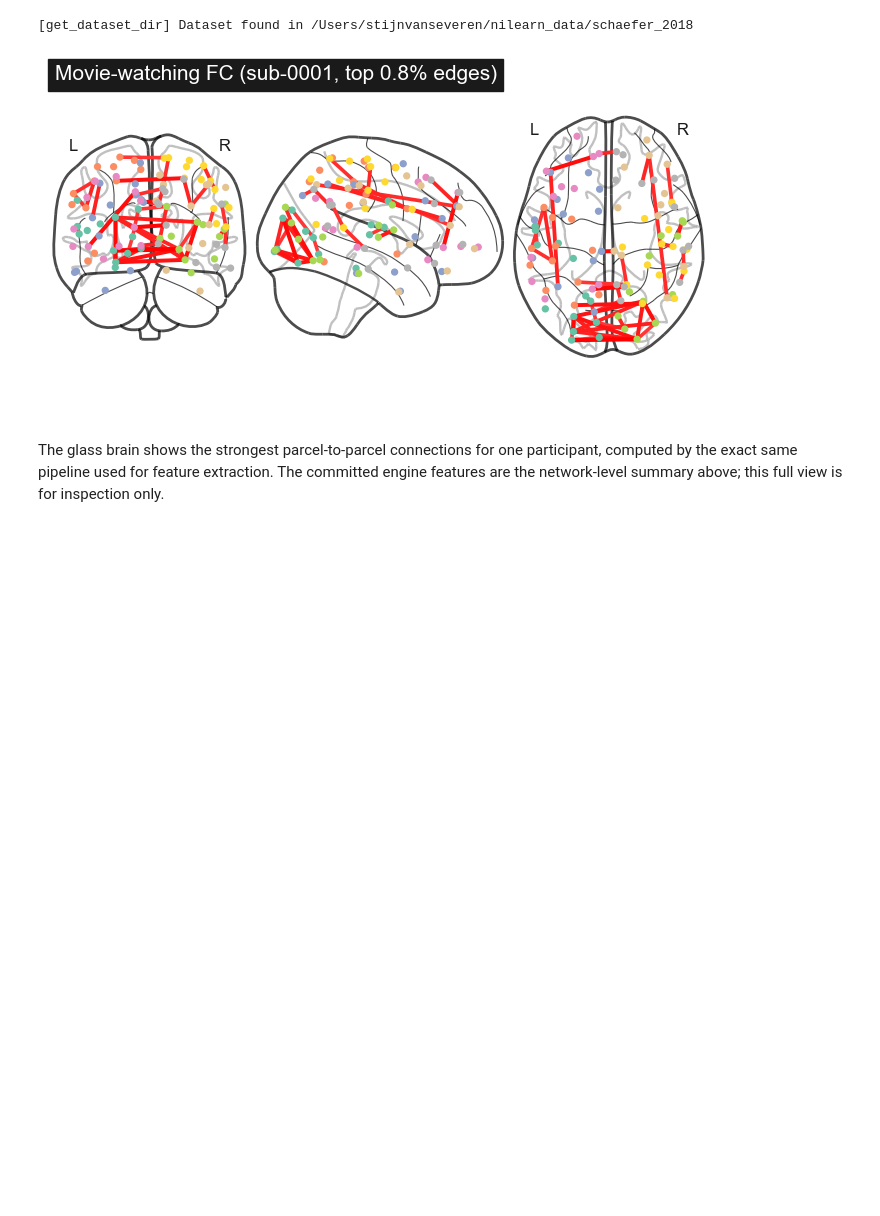
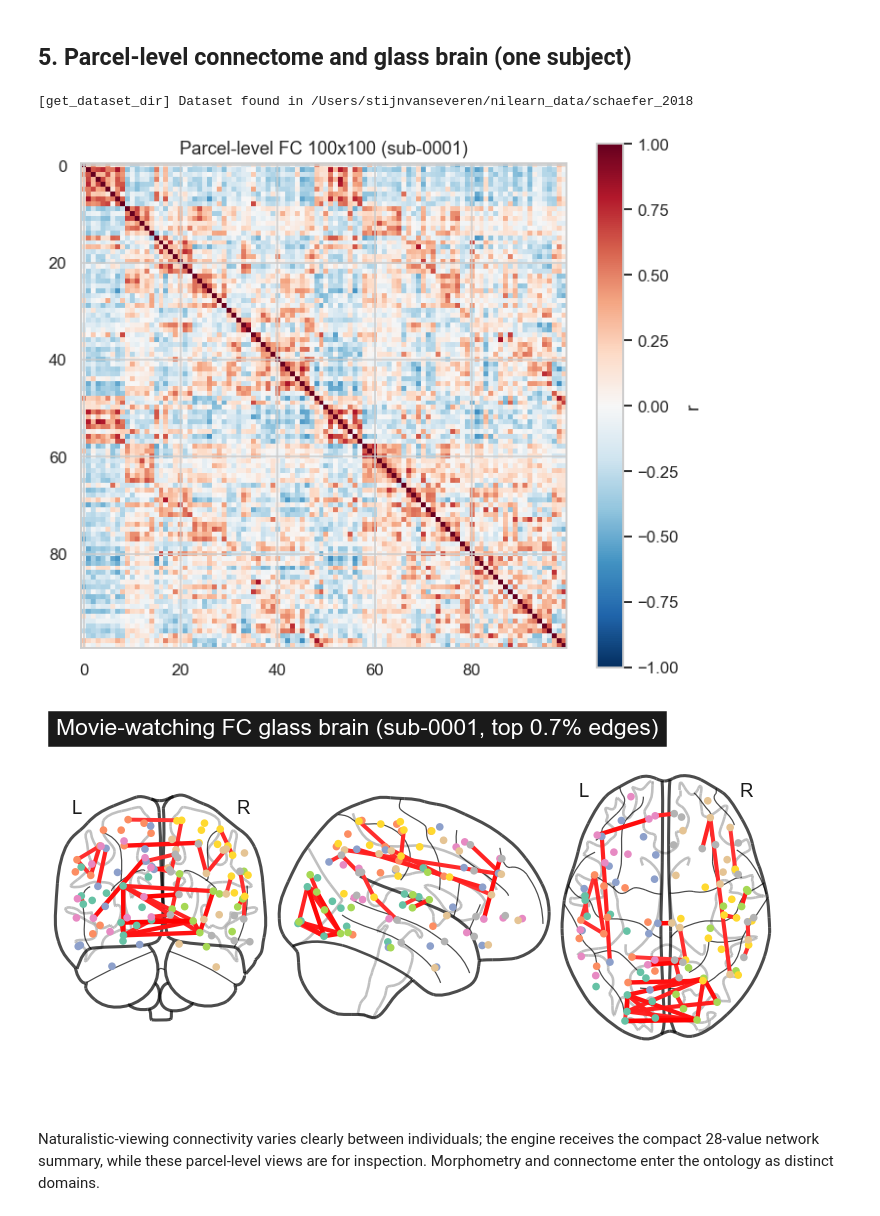
Before and after one commit to stvsever/multi_agent_decision_support_system, a Jupyter notebook: validation/datasets/AOMIC_ID1000/notebooks/02_brain_preprocessing.ipynb, the cells around one changed output. Drawn from its saved outputs; the diff is of its cells as text; code cells hidden in the pictures; blank space fills up the shorter version.

```diff
--- a/validation/datasets/AOMIC_ID1000/notebooks/02_brain_preprocessing.ipynb
+++ b/validation/datasets/AOMIC_ID1000/notebooks/02_brain_preprocessing.ipynb
@@ -64,11 +106,9 @@ sample size, which is why morphometry enters as its own tier to see its marginal
 # %%
 YEO7 = ["Vis","SomMot","DorsAttn","SalVentAttn","Limbic","Cont","Default"]
-LBL = ["Visual","Somatomotor","DorsAttn","Salience/VentAttn","Limbic","Frontoparietal","Default"]
-fc_dir = ROOT / "brain" / "connectome" / "network_fc"
-mats = np.stack([np.load(p) for p in sorted(fc_dir.glob("*.npy"))])
-group_fc = np.nanmean(mats, axis=0)
-fig = plt.figure(figsize=(6.5, 5.5))
-plotting.plot_matrix(group_fc, labels=LBL, colorbar=True, vmin=-1, vmax=1,
-                     title="Group-average Yeo-7 network FC", reorder=False)
+LBL = ["Visual","SomMot","DorsAttn","Sal/VentAttn","Limbic","Frontopar","Default"]
+mats = {p.stem: np.load(p) for p in sorted(fc_dir.glob("*.npy"))}
+group = np.nanmean(np.stack(list(mats.values())), axis=0)
+fig = plt.figure(figsize=(6.5,5.5))
+plotting.plot_matrix(group, labels=LBL, colorbar=True, vmin=-1, vmax=1, title="Group-average Yeo-7 network FC")
 plt.show()
 # %% [output]
@@ -84,24 +147,25 @@ LLM-reasoning engine without losing the meaning of each value.
+# %% [markdown]
+## 5. Parcel-level connectome and glass brain (one subject)
 # %%
-# Recompute one subject's parcel-level FC to visualise the full network on a glass brain.
-repo_root = next(p for p in [ROOT, *ROOT.parents] if (p / "src" / "full_stack").is_dir())
-sys.path.insert(0, str(repo_root))  # for validation.common
-from validation.common import connectome as conn
-sub = sorted(p.stem for p in fc_dir.glob("*.npy"))[0]
-atlas = conn.load_atlas(100, 7, 2)
-coords = plotting.find_parcellation_cut_coords(atlas.maps)
-paths = conn.download_func(sub, "ds003097", ROOT / "brain" / "_cache" / "connectome")
-ts = conn.parcel_timeseries(paths, atlas)
-parcel_fc = np.corrcoef(ts.T)
-plotting.plot_connectome(parcel_fc, coords, edge_threshold="99.2%", node_size=18,
-                         title=f"Movie-watching FC ({sub}, top 0.8% edges)")
+repo = next(p for p in [ROOT,*ROOT.parents] if (p/"src"/"full_stack").is_dir())
+sys.path.insert(0, str(repo))
+from validation.common import connectome as C
+sub = list(mats)[0]
+atlas = C.load_atlas(100,7,2); coords = plotting.find_parcellation_cut_coords(atlas.maps)
+paths = C.download_func(sub, "ds003097", ROOT/"brain"/"_cache"/"connectome")
+ts = C.parcel_timeseries(paths, atlas); pfc = np.corrcoef(ts.T)
+fig, ax = plt.subplots(figsize=(6.5,5.5))
+im = ax.imshow(pfc, vmin=-1, vmax=1, cmap="RdBu_r"); ax.set_title(f"Parcel-level FC 100x100 ({sub})")
+plt.colorbar(im, label="r"); plt.tight_layout(); plt.show()
+plotting.plot_connectome(pfc, coords, edge_threshold="99.3%", node_size=16,
+                         title=f"Movie-watching FC glass brain ({sub}, top 0.7% edges)")
 plt.show()
 for k in ("bold","mask"):
-    p = paths.get(k)
-    if p and Path(p).exists(): Path(p).unlink()  # tidy the large download
+    p=paths.get(k)
+    if p and Path(p).exists(): Path(p).unlink()
 # %% [output]
 [get_dataset_dir] Dataset found in /Users/stijnvanseveren/nilearn_data/schaefer_2018
-[figure, old version]
+[figure, new version]
+[figure, added]
-# %% [markdown]
-The glass brain shows the strongest parcel-to-parcel connections for one participant,
-computed by the exact same pipeline used for feature extraction. The committed engine
-features are the network-level summary above; this full view is for inspection only.
+# %% [markdown]
+Naturalistic-viewing connectivity varies clearly between individuals; the engine receives the compact 28-value network summary, while these parcel-level views are for inspection. Morphometry and connectome enter the ontology as distinct domains.
```
Also changed, not shown: parts of 19 cells of this notebook, 12 other files.
